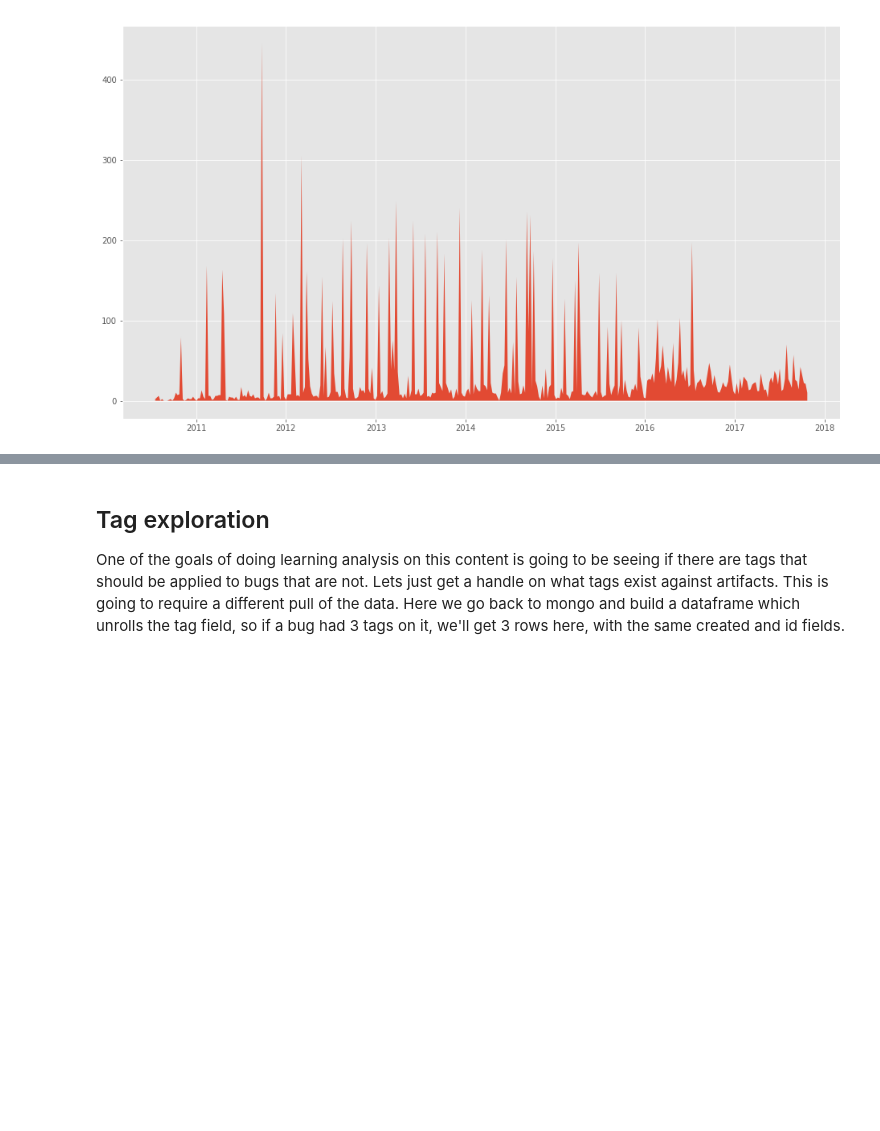
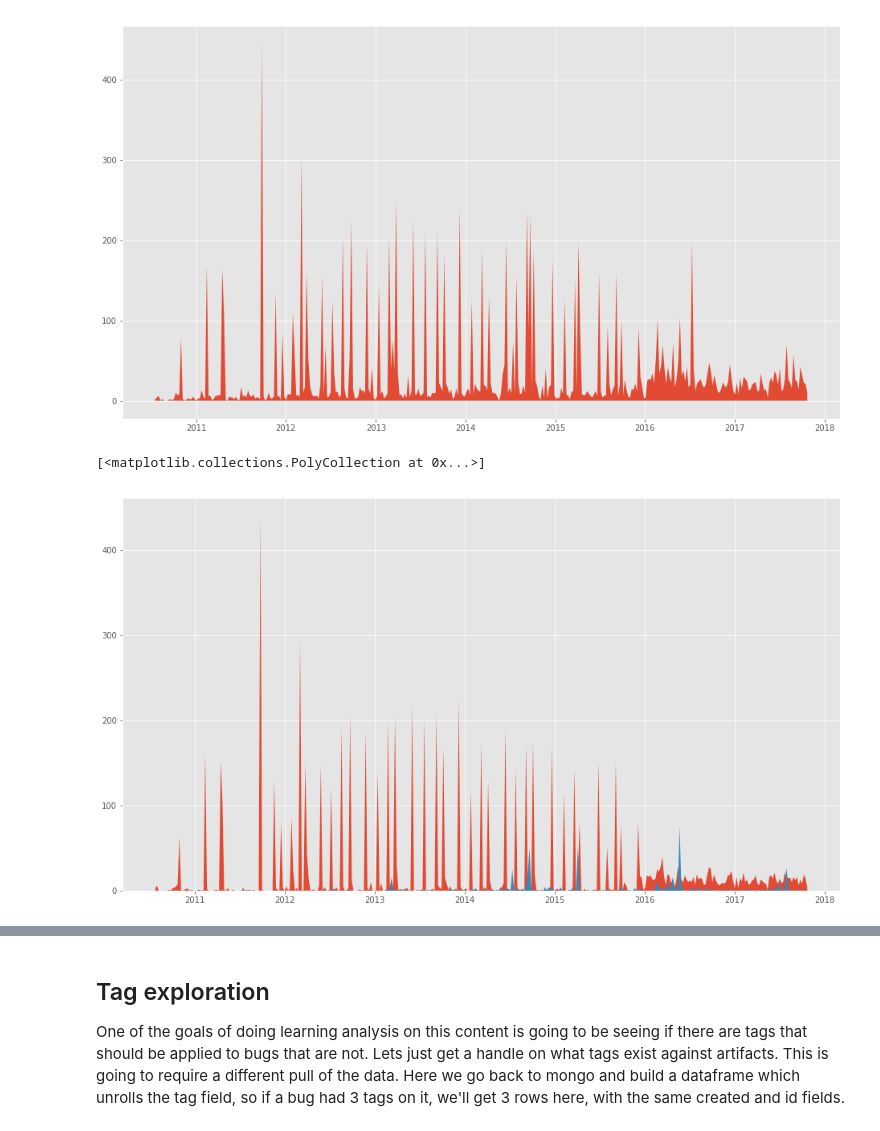
Before and after one commit to sdague/openstack-bugs-ml, a Jupyter notebook: Explore Nova Bugs.ipynb, the cells around one changed output, grey strips where cells are left out. Drawn from its saved outputs; the diff is of its cells as text; code cells hidden in the pictures; blank space fills up the shorter version.

Commit message:
working through some counting up of bugs in different ways

```diff
--- a/Explore Nova Bugs.ipynb
+++ b/Explore Nova Bugs.ipynb
@@ -74,11 +74,11 @@ cursor = bugs.find()
 # Expand the cursor and construct the DataFrame
 df =  pd.DataFrame(list(cursor))
 
-df.head()
-df['created'] =  pd.to_datetime(df['created'])
-df.head()
+for x in ('created', 'openned', 'last_updated', 'closed'):
+    df[x] =  pd.to_datetime(df[x])
+df['open_for'] = df['closed'] - df['openned']
 df.index = df['created']
-df.head()
+df.sample(n=10)
 # %% [output]
 |  | _id | closed | comments | created | description | heat | id | importance | index | last_updated | ... |
 | created |  |  |  |  |  |  |  |  |  |  | ... |
@@ -144,6 +149,25 @@ ax_up.stackplot(df_closed.index.to_pydatetime(), df_closed.id)
 ax_up.xaxis_date()
 # %% [output]
 [figure]
+# %%
+df_fixed = df.copy()
+df_fixed['closed'] = pd.to_datetime(df_fixed['closed'])
+df_fixed.index = df_fixed['closed']
+df_wont = df_fixed.copy()
+df_fixed = df_fixed.query("status == 'Fix Released' or status == 'Fix Committed'")
+df_fixed = df_fixed.resample('w').count()[['id']]
+df_wont = df_wont.query("status == 'Opinion'")
+df_wont = df_wont.resample('w').count()[['id']]
+
+# TODO(sdague): need to really get these different types all together on a single graph
+ax_up = plt.subplot()
+ax_up.stackplot(df_fixed.index.to_pydatetime(), df_fixed.id)
+ax_up.xaxis_date()
+ax2_up = plt.subplot()
+ax2_up.stackplot(df_wont.index.to_pydatetime(), df_wont.id)
+# %% [output]
+[<matplotlib.collections.PolyCollection at 0x...>]
+[figure, added]
 # %%
 df_delta = df2 - df_closed
 
```
Also changed, not shown: parts of 9 cells of this notebook.
